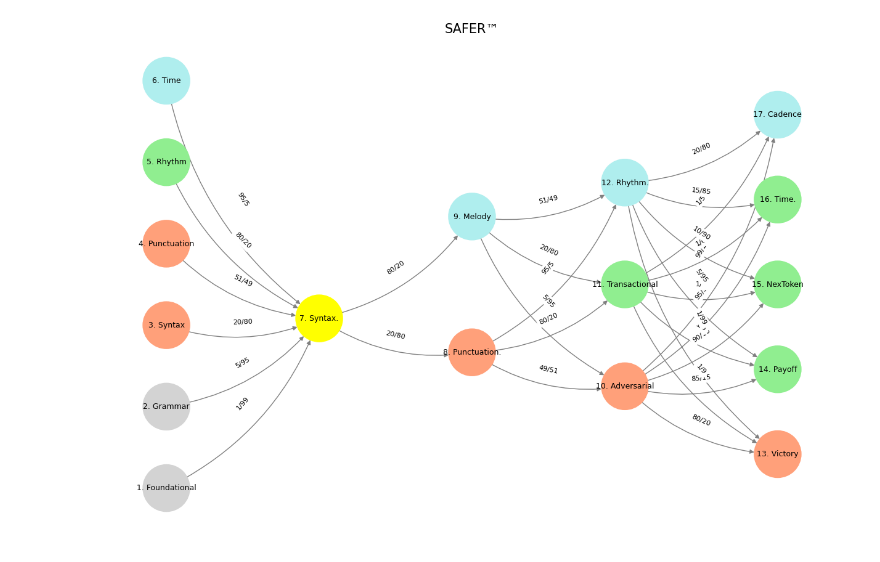
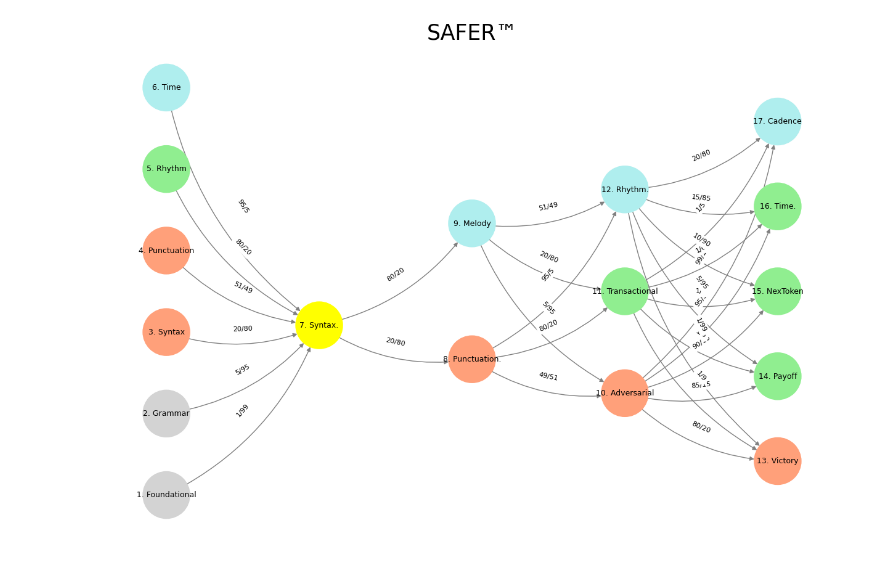
Before and after one commit to abikesa/safer, a Jupyter notebook: kitabo/ensi/_build/jupyter_execute/index.ipynb, the cells around one changed output. Drawn from its saved outputs; the diff is of its cells as text; code cells hidden in the pictures.

```diff
--- a/kitabo/ensi/_build/jupyter_execute/index.ipynb
+++ b/kitabo/ensi/_build/jupyter_execute/index.ipynb
@@ -112,32 +166,32 @@ def visualize_nn():
     # Add nodes with new numbered labels and assign positions
     for i, (layer_name, nodes) in enumerate(layers.items()):
         positions = calculate_positions(nodes, x_offset=i * 2)
         for node, position in zip(nodes, positions):
             new_node = mapping[node]
             G.add_node(new_node, layer=layer_name)
             pos[new_node] = position
             node_colors.append(colors.get(node, 'lightgray'))
 
     # Add edges with updated node labels
     for (source, target), weight in edges.items():
         if source in mapping and target in mapping:
             new_source = mapping[source]
             new_target = mapping[target]
             G.add_edge(new_source, new_target, weight=weight)
 
     # Draw the graph
     plt.figure(figsize=(12, 8))
     edges_labels = {(u, v): d["weight"] for u, v, d in G.edges(data=True)}
 
     nx.draw(
         G, pos, with_labels=True, node_color=node_colors, edge_color='gray',
         node_size=3000, font_size=9, connectionstyle="arc3,rad=0.2"
     )
     nx.draw_networkx_edge_labels(G, pos, edge_labels=edges_labels, font_size=8)
-    plt.title("SAFER™", fontsize=15)
+    plt.title("SAFER™", fontsize=25)
     plt.show()
 
 # Run the visualization
 visualize_nn()
 # %% [output]
-[figure, old version]
+[figure, new version]
```
Also changed, not shown: parts of 4 cells of this notebook, 8 other files.
